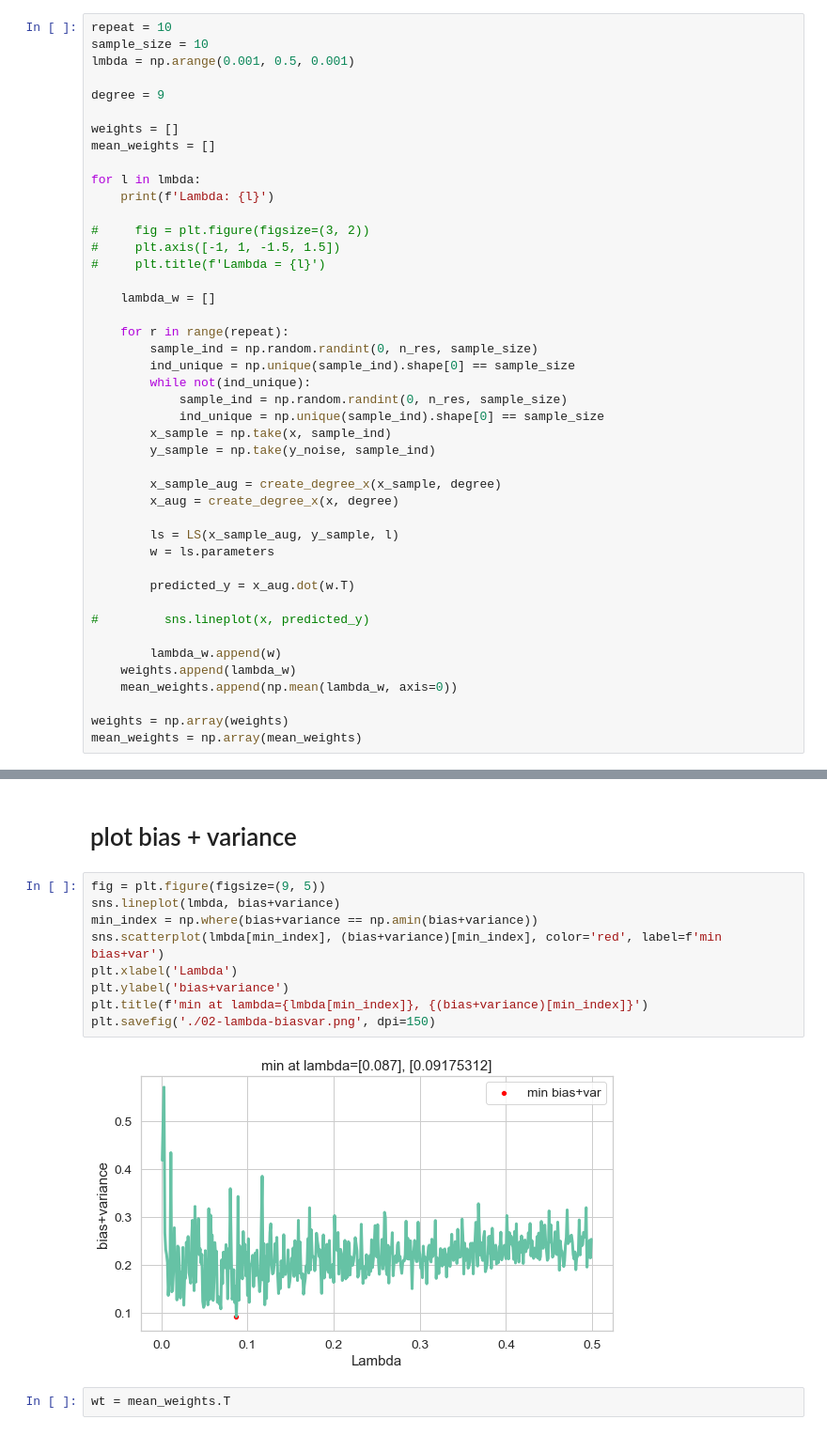
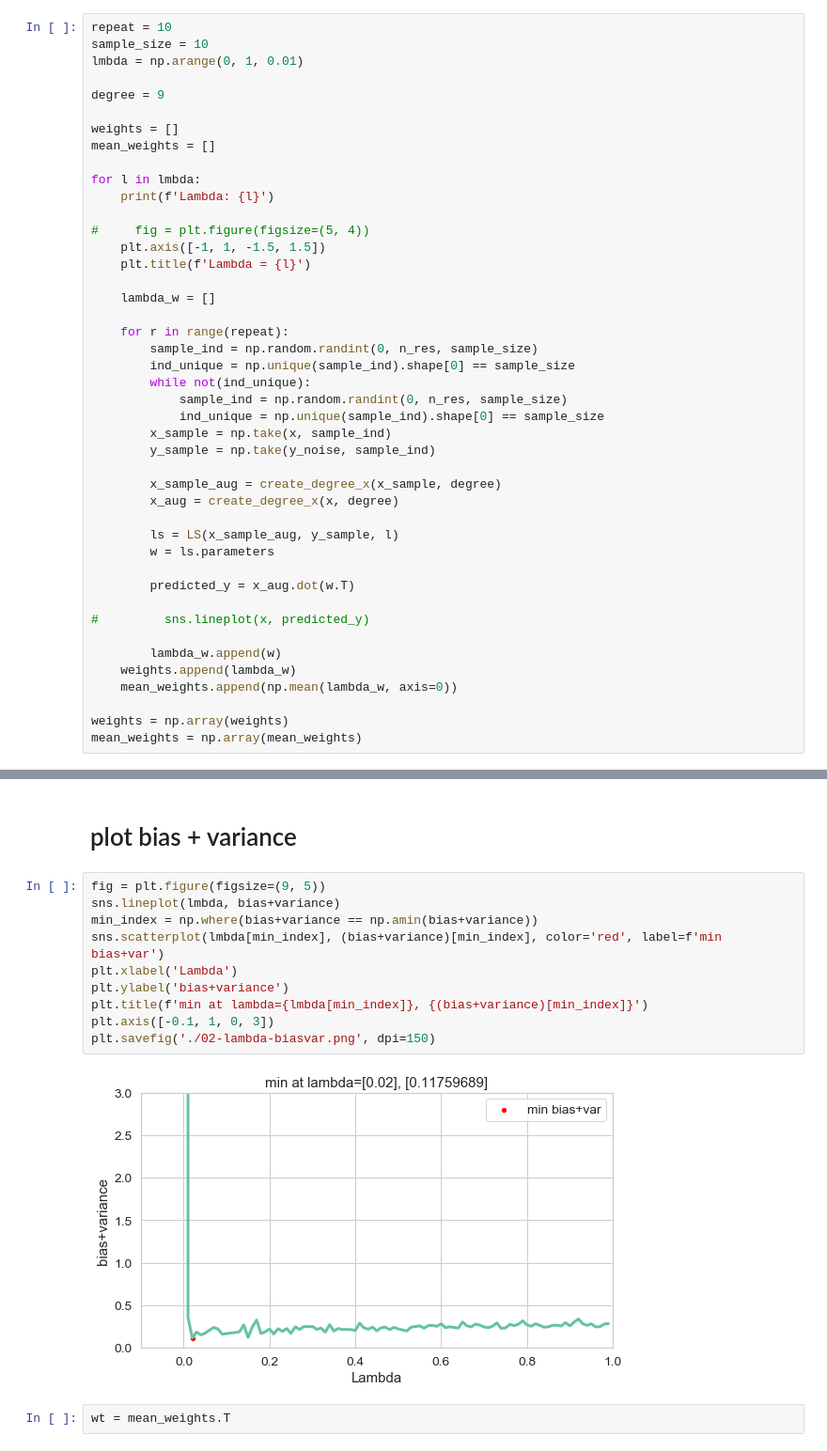
Before and after one commit to chuan-khuna/Datamining, a Jupyter notebook: CrossValidation/regularization_sin_poly9.ipynb, the cells around one changed output, grey strips where cells are left out. Shown at 94% size. Drawn from its saved outputs; the diff is of its cells as text.

```diff
--- a/CrossValidation/regularization_sin_poly9.ipynb
+++ b/CrossValidation/regularization_sin_poly9.ipynb
@@ -44,7 +44,7 @@ plt.scatter(x, y_noise, alpha=0.1)
 # %%
 repeat = 10
 sample_size = 10
-lmbda = np.arange(0.001, 0.5, 0.001)
+lmbda = np.arange(0, 1, 0.01)
 
 degree = 9
 
@@ -54,9 +54,9 @@ mean_weights = []
 for l in lmbda:
     print(f'Lambda: {l}')
 
-#     fig = plt.figure(figsize=(3, 2))
-#     plt.axis([-1, 1, -1.5, 1.5])
-#     plt.title(f'Lambda = {l}')
+#     fig = plt.figure(figsize=(5, 4))
+    plt.axis([-1, 1, -1.5, 1.5])
+    plt.title(f'Lambda = {l}')
 
     lambda_w = []
 
@@ -155,14 +156,15 @@ plt.savefig('./02-lambda-var.png', dpi=150)
 # %%
 fig = plt.figure(figsize=(9, 5))
 sns.lineplot(lmbda, bias+variance)
 min_index = np.where(bias+variance == np.amin(bias+variance))
 sns.scatterplot(lmbda[min_index], (bias+variance)[min_index], color='red', label=f'min bias+var')
 plt.xlabel('Lambda')
 plt.ylabel('bias+variance')
 plt.title(f'min at lambda={lmbda[min_index]}, {(bias+variance)[min_index]}')
+plt.axis([-0.1, 1, 0, 3])
 plt.savefig('./02-lambda-biasvar.png', dpi=150)
 # %% [output]
-[figure, old version]
+[figure, new version]
 # %%
 wt = mean_weights.T
 # %%
```
Also changed, not shown: parts of 8 cells of this notebook, 12 other files.
